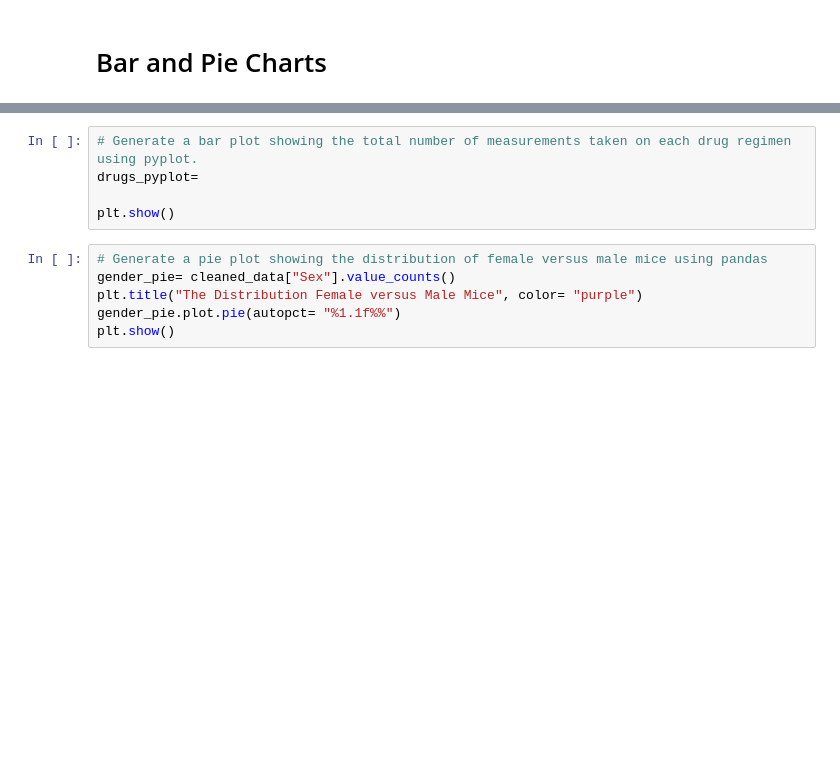
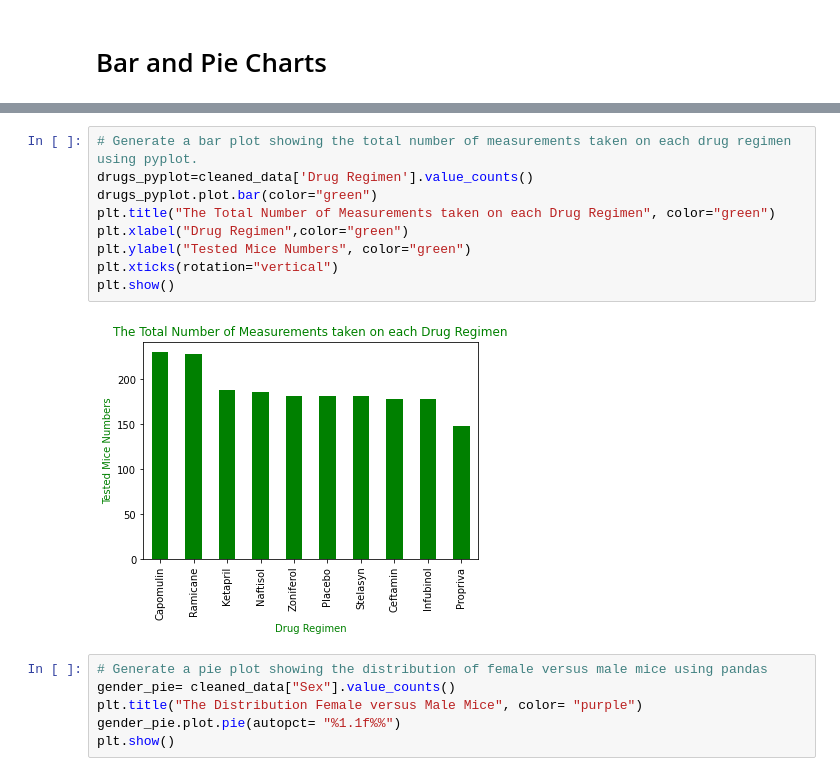
Before and after one commit to rbicer/Matplotlib-challenge, a Jupyter notebook: Pymaceuticals/pymaceuticals_starter.ipynb, the cells around one changed output, grey strips where cells are left out. Drawn from its saved outputs; the diff is of its cells as text; blank space fills up the shorter version.

```diff
--- a/Pymaceuticals/pymaceuticals_starter.ipynb
+++ b/Pymaceuticals/pymaceuticals_starter.ipynb
@@ -149,9 +150,15 @@ plt.show()
 [figure]
 # %%
 # Generate a bar plot showing the total number of measurements taken on each drug regimen using pyplot.
-drugs_pyplot=
-
+drugs_pyplot=cleaned_data['Drug Regimen'].value_counts()
+drugs_pyplot.plot.bar(color="green")
+plt.title("The Total Number of Measurements taken on each Drug Regimen", color="green")
+plt.xlabel("Drug Regimen",color="green")
+plt.ylabel("Tested Mice Numbers", color="green")
+plt.xticks(rotation="vertical")
 plt.show()
+# %% [output]
+[figure, added]
 # %%
 # Generate a pie plot showing the distribution of female versus male mice using pandas
 gender_pie= cleaned_data["Sex"].value_counts()
```
Also changed, not shown: parts of 1 cell of this notebook.
